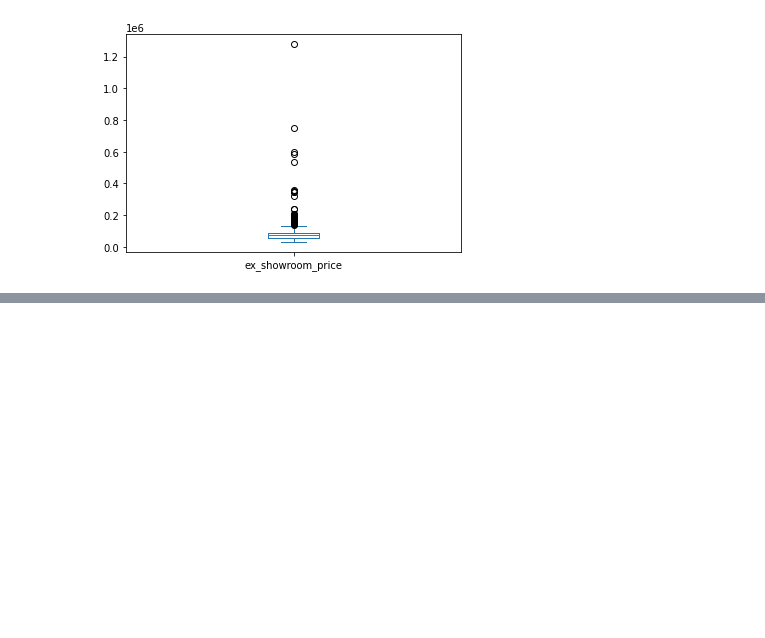
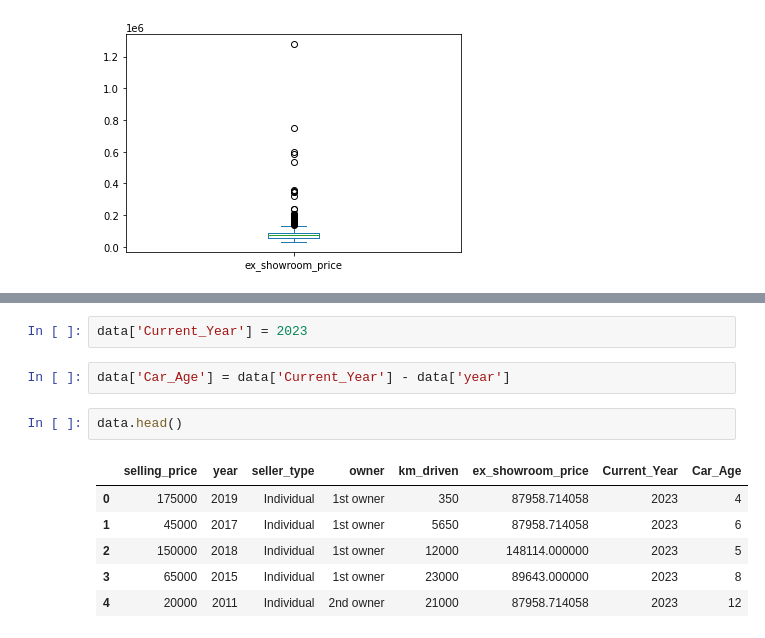
Before and after one commit to monisakhtar/CarPrice, a Jupyter notebook: Motorcycle.ipynb, the cells around one changed output, grey strips where cells are left out. Saved outputs shown, nothing was run; the diff lists cells and outputs as text; blank space fills up the shorter version.

```diff
--- a/Motorcycle.ipynb
+++ b/Motorcycle.ipynb
@@ -126,0 +167,13 @@ data['ex_showroom_price'].plot.box()
+# %%
+data['Current_Year'] = 2023
+# %%
+data['Car_Age'] = data['Current_Year'] - data['year']
+# %%
+data.head()
+# %% [output]
+|  | selling_price | year | seller_type | owner | km_driven | ex_showroom_price | Current_Year | Car_Age |
+| 0 | 175000 | 2019 | Individual | 1st owner | 350 | 87958.714058 | 2023 | 4 |
+| 1 | 45000 | 2017 | Individual | 1st owner | 5650 | 87958.714058 | 2023 | 6 |
+| 2 | 150000 | 2018 | Individual | 1st owner | 12000 | 148114.000000 | 2023 | 5 |
+| 3 | 65000 | 2015 | Individual | 1st owner | 23000 | 89643.000000 | 2023 | 8 |
+| 4 | 20000 | 2011 | Individual | 2nd owner | 21000 | 87958.714058 | 2023 | 12 |
```
Also changed, not shown: parts of 7 cells of this notebook.
